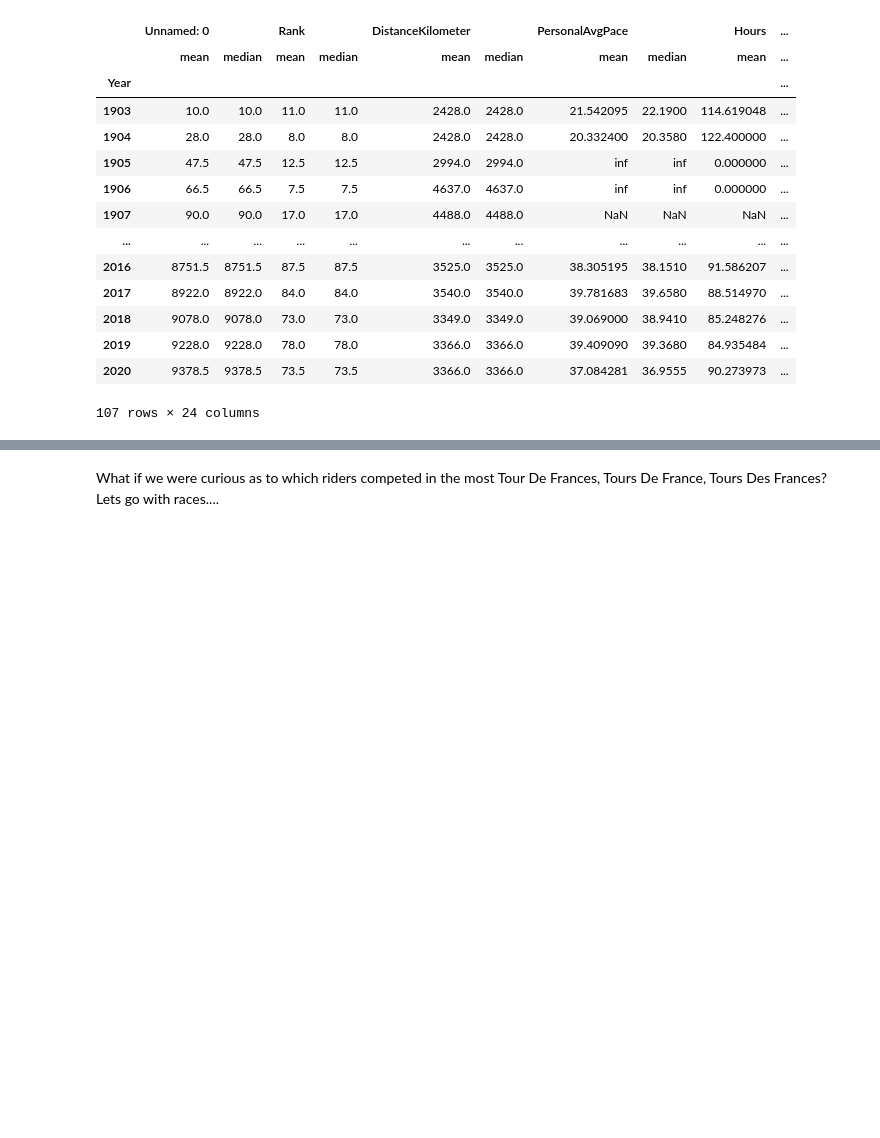
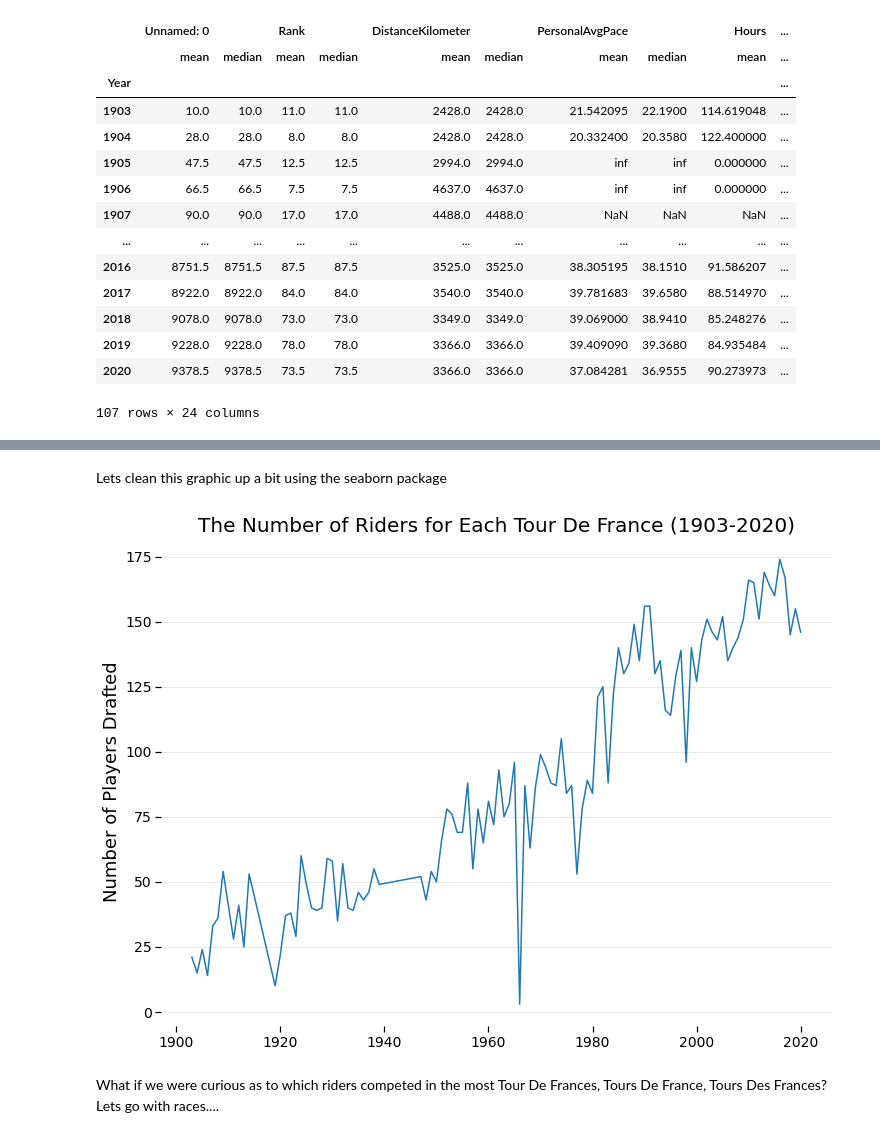
Before and after one commit to wcrowley342/tourdefancedata, a Jupyter notebook: TourDeFranceAnalysis.ipynb, the cells around one changed output, grey strips where cells are left out. Cells and saved outputs as stored; diff of their text form; code cells hidden in the pictures; blank space fills up the shorter version.

```diff
--- a/TourDeFranceAnalysis.ipynb
+++ b/TourDeFranceAnalysis.ipynb
@@ -141,0 +144,3 @@ rider_df.groupby('Year').agg([np.mean,np.median])
+# %%
+number_riders = rider_df.groupby('Year').Year.count()
+number_riders
@@ -142,3 +172,21 @@ rider_df.groupby('Year').agg([np.mean,np.median])
+# %% [markdown]
+Lets clean this graphic up a bit using the seaborn package
+# %%
+plt.figure(figsize=(12,9))
+x_values = rider_df.Year.unique()
+y_values = number_riders
+title = ('The Number of Riders for Each Tour De France (1903-2020)')
+plt.title(title, fontsize=20)
+plt.ylabel('Number of Players Drafted', fontsize=18)
+#plt.xlim(1966, 2014.5)
+#plt.ylim(0, 250)
+plt.grid(axis='y',color='grey', linestyle='--', lw=0.5, alpha=0.5)
+plt.tick_params(axis='both', labelsize=14)
+sns.despine(left=True, bottom=True)
+plt.plot(x_values, y_values)
+plt.show()
+# %% [output]
+[figure, added]
 # %% [markdown]
 What if we were curious as to which riders competed in the most Tour De Frances, Tours De France, Tours Des Frances? Lets go with races....
 # %%
```
Also changed, not shown: parts of 9 cells of this notebook.
